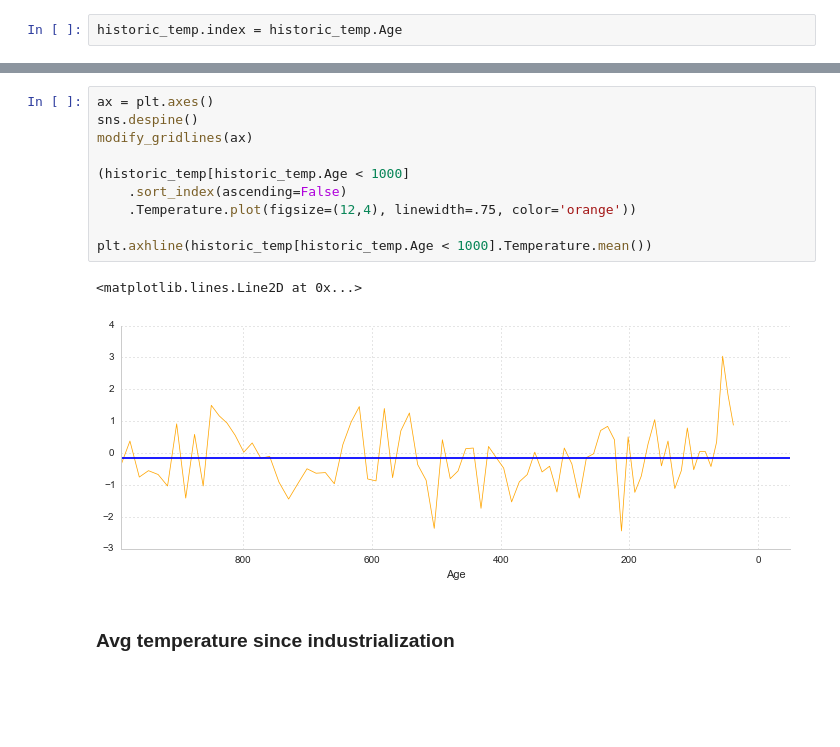
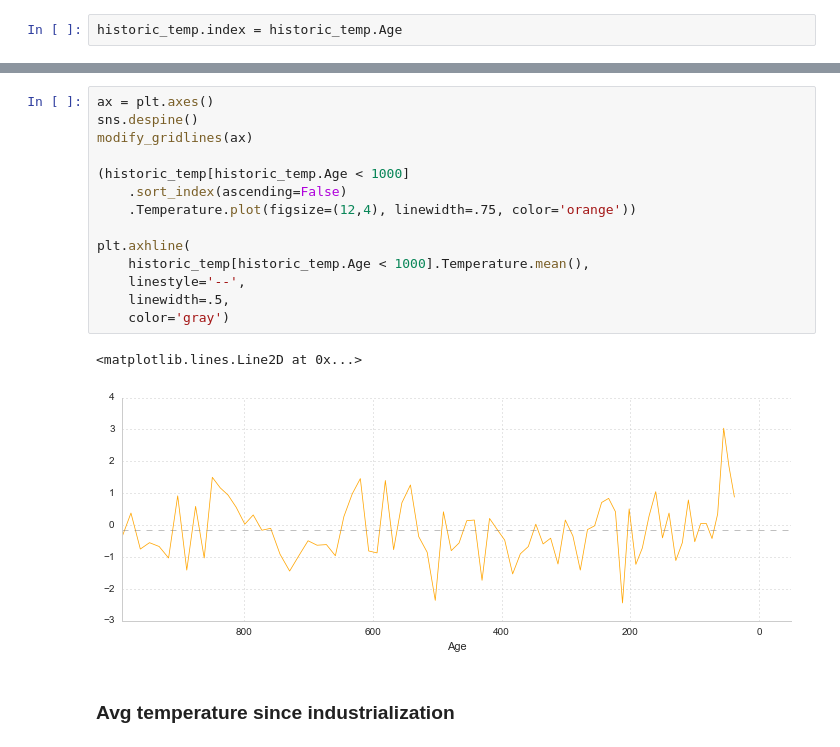
Before and after one commit to pdarche/carbon, a Jupyter notebook: notebooks/Carbon Footprint - EDA.ipynb, the cells around one changed output, grey strips where cells are left out. Drawn from its saved outputs; the diff is of its cells as text; blank space fills up the shorter version.

```diff
--- a/notebooks/Carbon Footprint - EDA.ipynb
+++ b/notebooks/Carbon Footprint - EDA.ipynb
@@ -549,16 +534,20 @@ modify_gridlines(ax)
 # %%
 ax = plt.axes()
 sns.despine()
 modify_gridlines(ax)
 
 (historic_temp[historic_temp.Age < 1000]
     .sort_index(ascending=False)
     .Temperature.plot(figsize=(12,4), linewidth=.75, color='orange'))
 
-plt.axhline(historic_temp[historic_temp.Age < 1000].Temperature.mean())
+plt.axhline(
+    historic_temp[historic_temp.Age < 1000].Temperature.mean(),
+    linestyle='--',
+    linewidth=.5,
+    color='gray')
 # %% [output]
 <matplotlib.lines.Line2D at 0x...>
-[figure, old version]
+[figure, new version]
 # %% [markdown]
 ### Avg temperature since industrialization
 # %%
```
Also changed, not shown: parts of 98 cells of this notebook, 7 other files.
